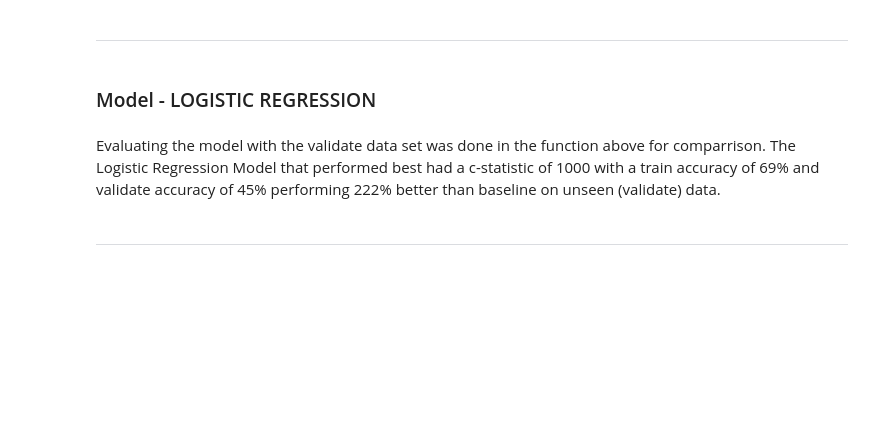
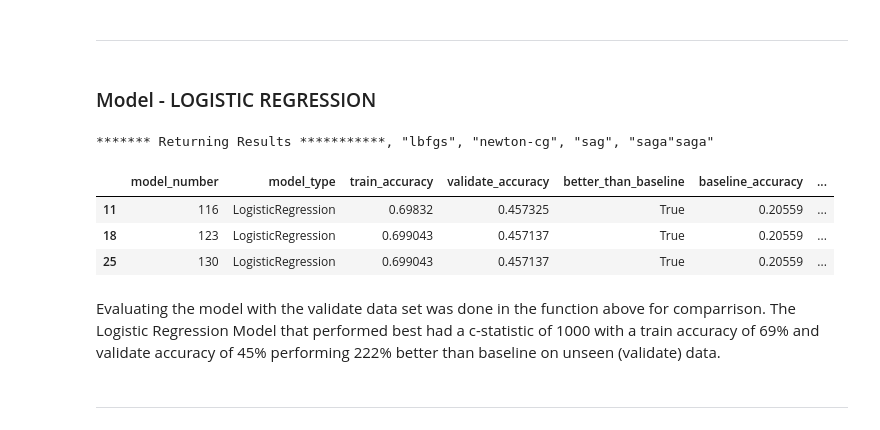
Before and after one commit to CBRJ-Lyrical-Metrics/lyrical-evolution-capstone, a Jupyter notebook: final_report.ipynb, the cells around one changed output. Saved outputs shown, nothing was run; the diff lists cells and outputs as text; code cells hidden in the pictures; blank space fills up the shorter version.

```diff
--- a/final_report.ipynb
+++ b/final_report.ipynb
@@ -503,8 +518,14 @@ The Random Forest model that performed the best on train & validate set had max_
 ### Model - LOGISTIC REGRESSION
 # %%
 # uncommit to run the following code
-# results3 = model.run_logistic_reg_models(df)
-# results3.drop(columns='test_accuracy').sort_values('validate_accuracy', ascending=False).head(3)
+results3 = model.run_logistic_reg_models(df)
+results3.drop(columns='test_accuracy').sort_values('validate_accuracy', ascending=False).head(3)
+# %% [output]
+******* Returning Results ***********, "lbfgs", "newton-cg", "sag", "saga"saga"
+|  | model_number | model_type | train_accuracy | validate_accuracy | better_than_baseline | baseline_accuracy | ... |
+| 11 | 116 | LogisticRegression | 0.69832 | 0.457325 | True | 0.20559 | ... |
+| 18 | 123 | LogisticRegression | 0.699043 | 0.457137 | True | 0.20559 | ... |
+| 25 | 130 | LogisticRegression | 0.699043 | 0.457137 | True | 0.20559 | ... |
 # %% [markdown]
 Evaluating the model with the validate data set was done in the function above for comparrison. The Logistic Regression Model that performed best had a c-statistic of 1000 with a train accuracy of 69% and validate accuracy of 45% performing 222% better than baseline on unseen (validate) data.
 # %% [markdown]
```
Also changed, not shown: parts of 5 cells of this notebook.
